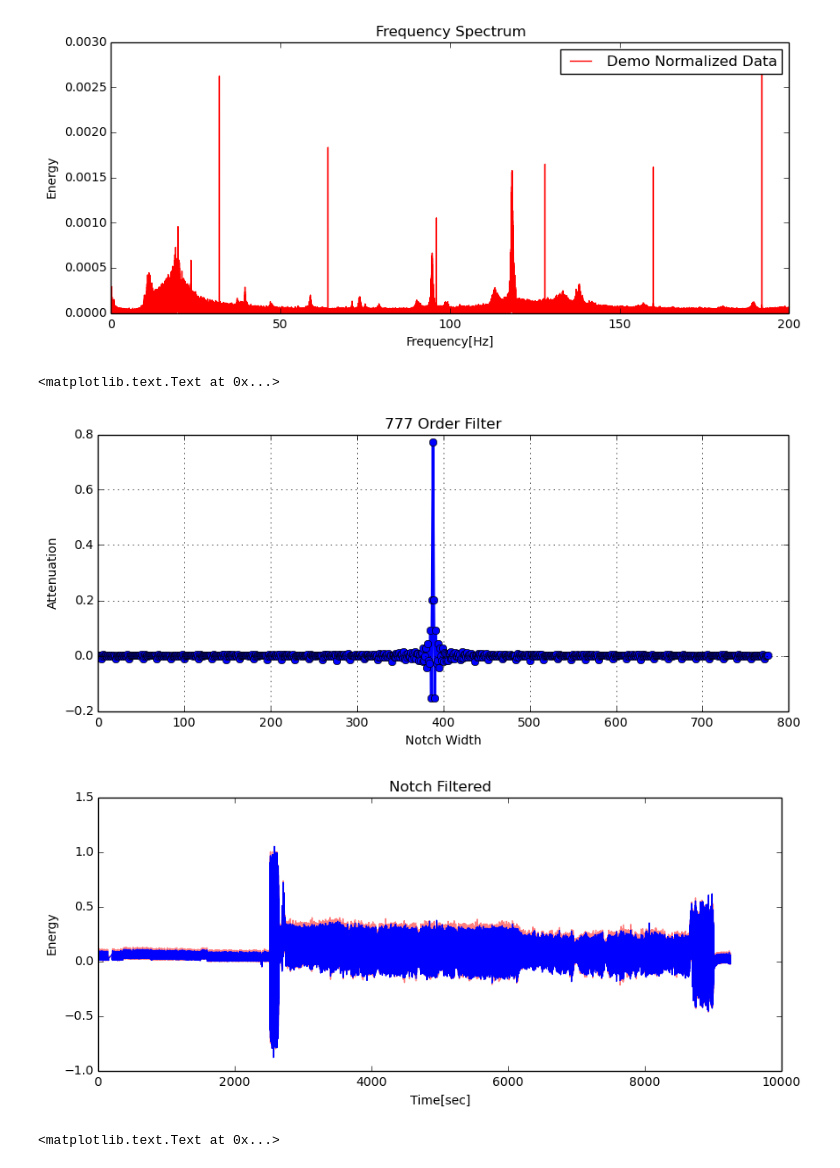
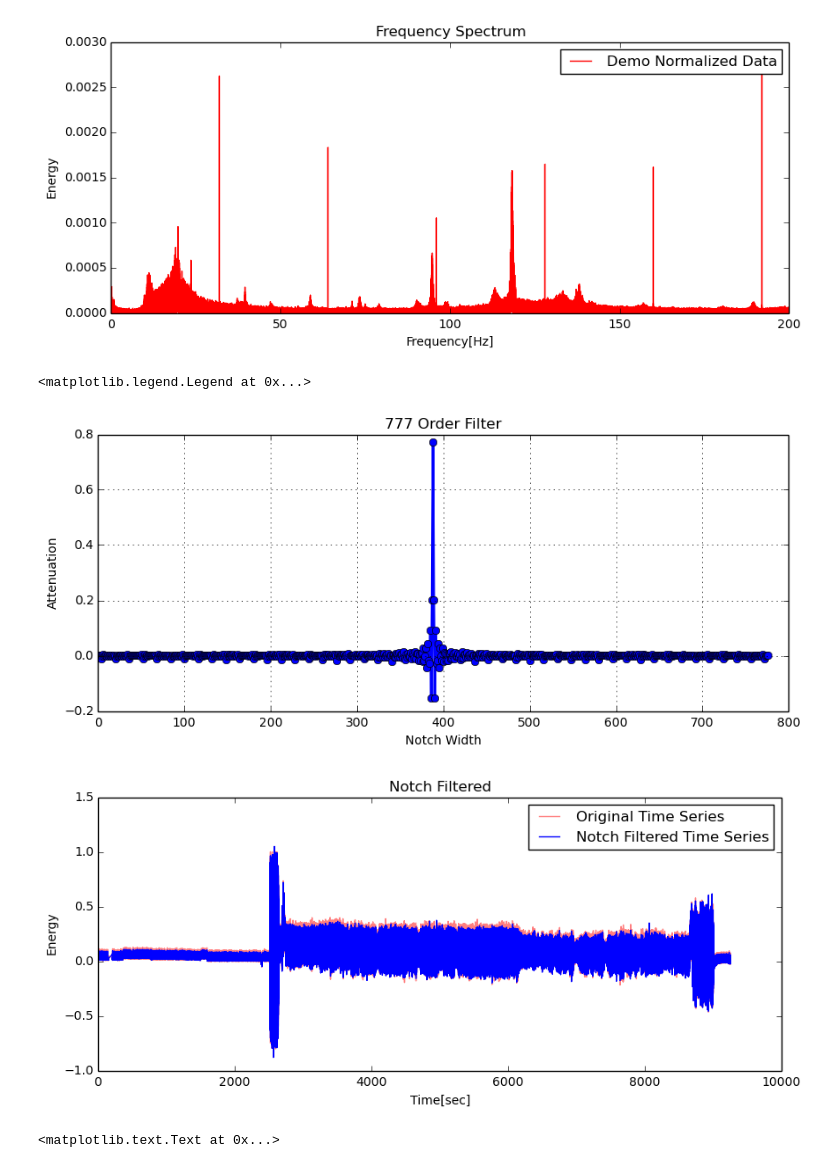
Before and after one commit to LORD-MicroStrain/SensorCloud, a Jupyter notebook: MathEngine/Example Notebooks/LORD Notch Filter.ipynb, the cells around one changed output. Cells and saved outputs as stored; diff of their text form; code cells hidden in the pictures.

```diff
--- a/MathEngine/Example Notebooks/LORD Notch Filter.ipynb
+++ b/MathEngine/Example Notebooks/LORD Notch Filter.ipynb
@@ -117,37 +117,38 @@ width = .6/nyq_rate #filter width
 dip = 21.0 #desired attenuation
 
 #compute filter coefficients
 N, beta = kaiserord(dip, width)
 
 #filter bandpass windows 0-f1, f2-f3, f4-f5,...etc
 cutoff_hz = [31.7, 32.3, 63.7, 64.3, 95.7, 96.3, 127.7, 128.3, 159.7, 160.3, 191.7, 192.3, 200.0] #cutoff of filter
 cutoff_hz_nyq = []
 #build bandpass window array normalized by nyquist frequency
 for x in cutoff_hz:
     cutoff_hz_nyq.append(x/nyq_rate)
 
 taps = firwin(N, cutoff_hz_nyq, window=('kaiser', beta))
 #print len(taps)
 filtered_x = filtfilt(taps, [1.0], values1)
 
 
 figure(1)
 plot(taps, 'bo-', linewidth=2)
 title('%d Order Filter' % N)
 ylabel('Attenuation')
 xlabel('Notch Width')
 grid(True)
 
 figure(2)
-plot(times, values1, 'r-', alpha=.5)
-plot(times, filtered_x, 'b-')
+plot(times, values1, 'r-', alpha=.5, label = 'Original Time Series')
+plot(times, filtered_x, 'b-', label = 'Notch Filtered Time Series')
 title('Notch Filtered')
 ylabel('Energy')
 xlabel('Time[sec]')
+legend(loc='upper right')
 # %% [output]
-<matplotlib.text.Text at 0x...>
+<matplotlib.legend.Legend at 0x...>
 [figure]
-[figure, old version]
+[figure, new version]
 # %%
 #fft on filtered data
 fft3, freq3 = getFft(filtered_x, series1.getSampleRate(), xMin = lowerLimit, xMax=upperLimit)
```
Also changed, not shown: parts of 1 cell of this notebook.
